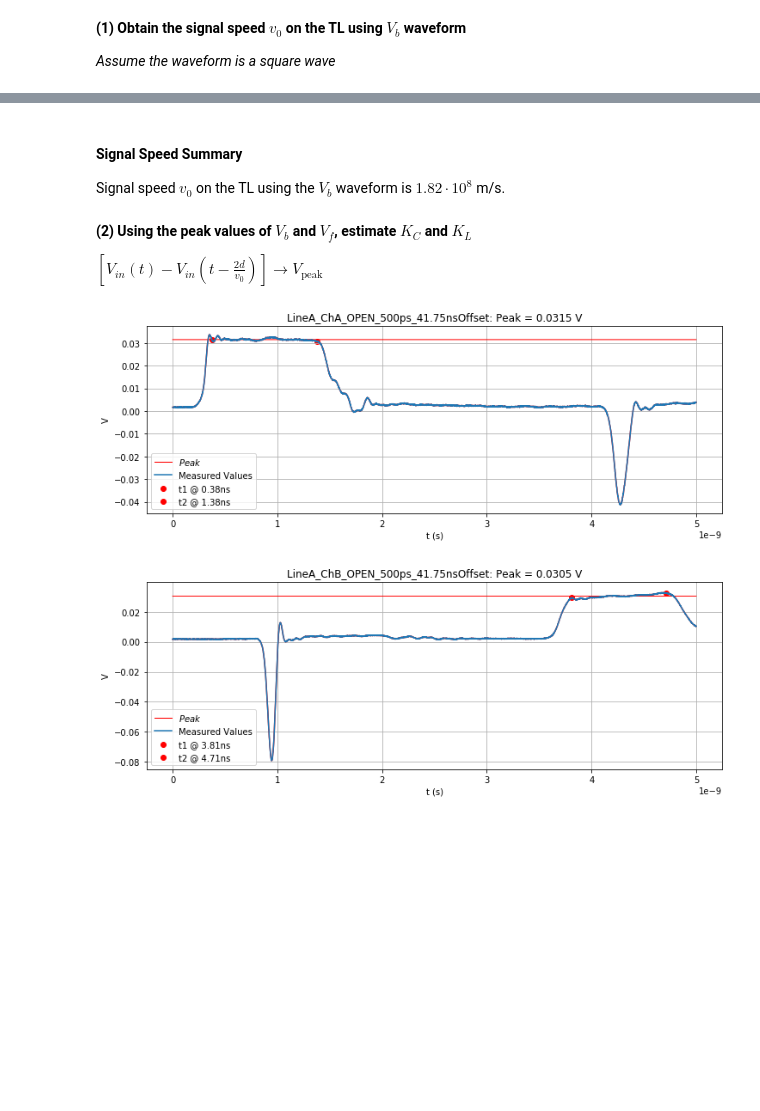
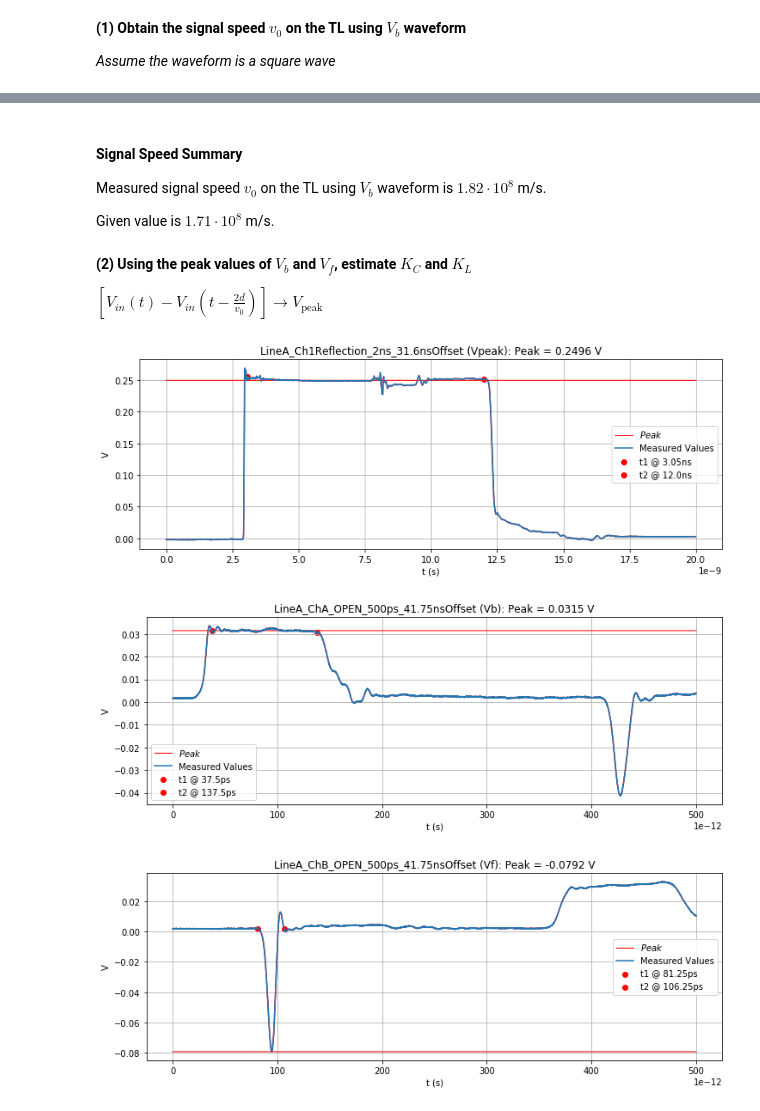
Before and after one commit to kegedy/UWEE572, a Jupyter notebook: labs/lab02/lab02.ipynb, the cells around one changed output, grey strips where cells are left out. Cells and saved outputs as stored; diff of their text form; code cells hidden in the pictures; blank space fills up the shorter version.

```diff
--- a/labs/lab02/lab02.ipynb
+++ b/labs/lab02/lab02.ipynb
@@ -626,30 +679,49 @@ v        &=& \frac{2(0.01)}{1.1 \cdot 10^{-9}} \\
 # %% [markdown]
 #### Signal Speed Summary
 
-Signal speed $v_0$ on the TL using the $V_b$ waveform is $1.82 \cdot 10^8$ m/s.
+Measured signal speed $v_0$ on the TL using $V_b$ waveform is $1.82 \cdot 10^8$ m/s.
+
+Given value is $1.71 \cdot 10^8$ m/s.
 # %% [markdown]
 **(2) Using the peak values of $V_b$ and $V_f$, estimate $K_C$ and $K_L$**
 
 $[V_{in}(t) - V_{in}(t-\frac{2d}{v_0})] \rightarrow V_{\text{peak}}$
 # %%
+# V_b: LineA_Ch1Reflection_2ns_31.6nsOffset
+WaveformPeakPlt(
+    LineA_Ch1Reflection_2ns_31,
+    x0=610,
+    x1=2400,
+    total_time=2*10**(-9),
+    mag=9,
+    unit='ns',
+    title='LineA_Ch1Reflection_2ns_31.6nsOffset (Vpeak)'
+)
+
 # V_b: LineA_ChA_OPEN_500ps_41.75nsOffset
 WaveformPeakPlt(
     LineA_ChA_OPEN_500ps_41,
     x0=300,
     x1=1100,
-    total_time=5*10**(-9),
-    title='LineA_ChA_OPEN_500ps_41.75nsOffset'
+    total_time=500*10**(-12),
+    mag=12,
+    unit='ps',
+    title='LineA_ChA_OPEN_500ps_41.75nsOffset (Vb)'
 )
 
 # V_f: LineA_ChB_OPEN_500ps_41.75nsOffset
 WaveformPeakPlt(
     LineA_ChB_OPEN_500ps_41,
-    x0=3050,
-    x1=3770,
-    total_time=5*10**(-9),
-    title='LineA_ChB_OPEN_500ps_41.75nsOffset'
+    x0=650,
+    x1=850,
+    total_time=500*10**(-12),
+    method='min',
+    mag=12,
+    unit='ps',
+    title='LineA_ChB_OPEN_500ps_41.75nsOffset (Vf)'
 )
 # %% [output]
-[figure, old version]
+[figure, new version]
-[figure, old version]
+[figure, new version]
+[figure, added]
 # %%
```
Also changed, not shown: parts of 31 cells of this notebook.
